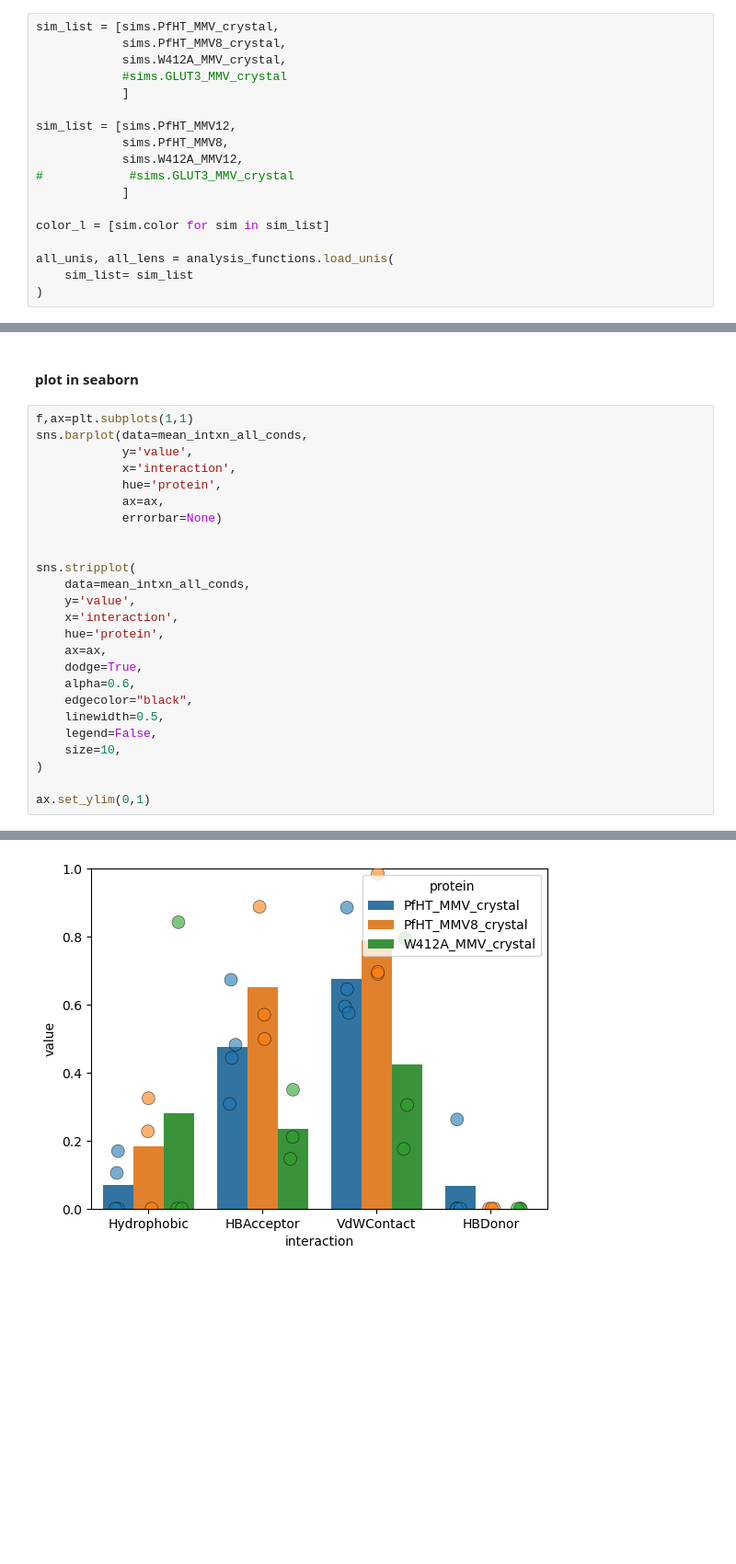
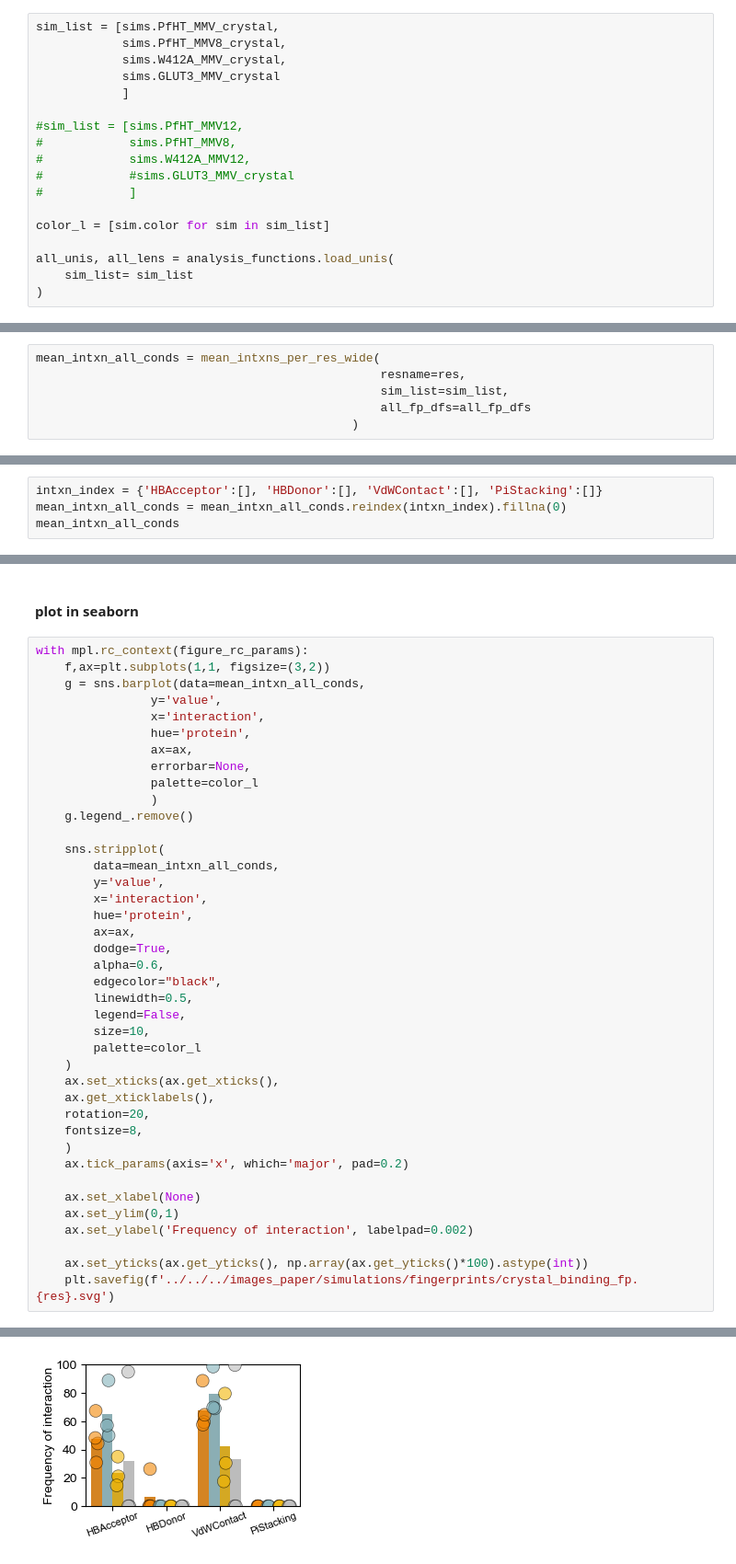
Before and after one commit to semccomas/PfHT_MMV, a Jupyter notebook: prolif_fingerprinting/compare_binding_site_intxns.ipynb, the cells around one changed output, grey strips where cells are left out. Shown at 92% size. Cells and saved outputs as stored; diff of their text form; blank space fills up the shorter version.

Commit message:
color updates for ligands, compare binding site is a bit more finished

```diff
--- a/prolif_fingerprinting/compare_binding_site_intxns.ipynb
+++ b/prolif_fingerprinting/compare_binding_site_intxns.ipynb
@@ -21,14 +23,14 @@ import src.simulation_metadata as sims
 sim_list = [sims.PfHT_MMV_crystal,
             sims.PfHT_MMV8_crystal,
             sims.W412A_MMV_crystal,
-            #sims.GLUT3_MMV_crystal
+            sims.GLUT3_MMV_crystal
             ]
 
-sim_list = [sims.PfHT_MMV12,
-            sims.PfHT_MMV8,
-            sims.W412A_MMV12,
+#sim_list = [sims.PfHT_MMV12,
+#            sims.PfHT_MMV8,
+#            sims.W412A_MMV12,
 #            #sims.GLUT3_MMV_crystal
-            ]
+#            ]
 
 color_l = [sim.color for sim in sim_list]
 
@@ -128,0 +124,6 @@ mean_intxn_all_conds = mean_intxn_all_conds.fillna(0)
+# %%
+mean_intxn_all_conds = mean_intxns_per_res_wide(
+                                                resname=res,
+                                                sim_list=sim_list,
+                                                all_fp_dfs=all_fp_dfs
+                                            )
@@ -128,0 +144,4 @@ mean_intxn_all_conds = mean_intxn_all_conds.fillna(0)
+# %%
+intxn_index = {'HBAcceptor':[], 'HBDonor':[], 'VdWContact':[], 'PiStacking':[]}
+mean_intxn_all_conds = mean_intxn_all_conds.reindex(intxn_index).fillna(0)
+mean_intxn_all_conds
@@ -139,28 +166,43 @@ mean_intxn_all_conds = analysis_functions.process_wide_df(
 # %% [markdown]
 #### plot in seaborn
 # %%
-f,ax=plt.subplots(1,1)
-sns.barplot(data=mean_intxn_all_conds,
-            y='value',
-            x='interaction',
-            hue='protein',
-            ax=ax,
-            errorbar=None)
+with mpl.rc_context(figure_rc_params):
+    f,ax=plt.subplots(1,1, figsize=(3,2))
+    g = sns.barplot(data=mean_intxn_all_conds,
+                y='value',
+                x='interaction',
+                hue='protein',
+                ax=ax,
+                errorbar=None,
+                palette=color_l
+                )
+    g.legend_.remove()
 
+    sns.stripplot(
+        data=mean_intxn_all_conds,
+        y='value',
+        x='interaction',
+        hue='protein',
+        ax=ax,
+        dodge=True,
+        alpha=0.6,
+        edgecolor="black",
+        linewidth=0.5,
+        legend=False,
+        size=10,
+        palette=color_l
+    )
+    ax.set_xticks(ax.get_xticks(),
+    ax.get_xticklabels(),
+    rotation=20,
+    fontsize=8,
+    )
+    ax.tick_params(axis='x', which='major', pad=0.2)
 
-sns.stripplot(
-    data=mean_intxn_all_conds,
-    y='value',
-    x='interaction',
-    hue='protein',
-    ax=ax,
-    dodge=True,
-    alpha=0.6,
-    edgecolor="black",
-    linewidth=0.5,
-    legend=False,
-    size=10,
-)
+    ax.set_xlabel(None)
+    ax.set_ylim(0,1)
+    ax.set_ylabel('Frequency of interaction', labelpad=0.002)
 
-ax.set_ylim(0,1)
+    ax.set_yticks(ax.get_yticks(), np.array(ax.get_yticks()*100).astype(int))
+    plt.savefig(f'../../../images_paper/simulations/fingerprints/crystal_binding_fp.{res}.svg')
 # %% [output]
@@ -168 +209 @@ ax.set_ylim(0,1)
-[figure, old version]
+[figure, new version]
```
Also changed, not shown: parts of 10 cells of this notebook, 5 other files.
